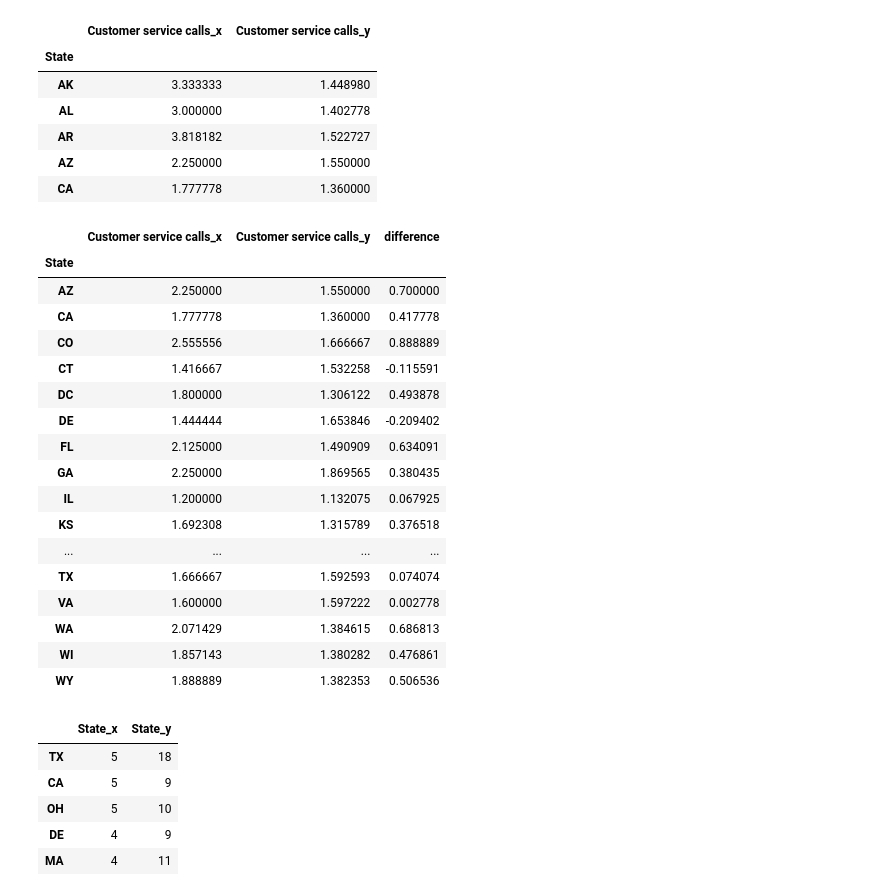
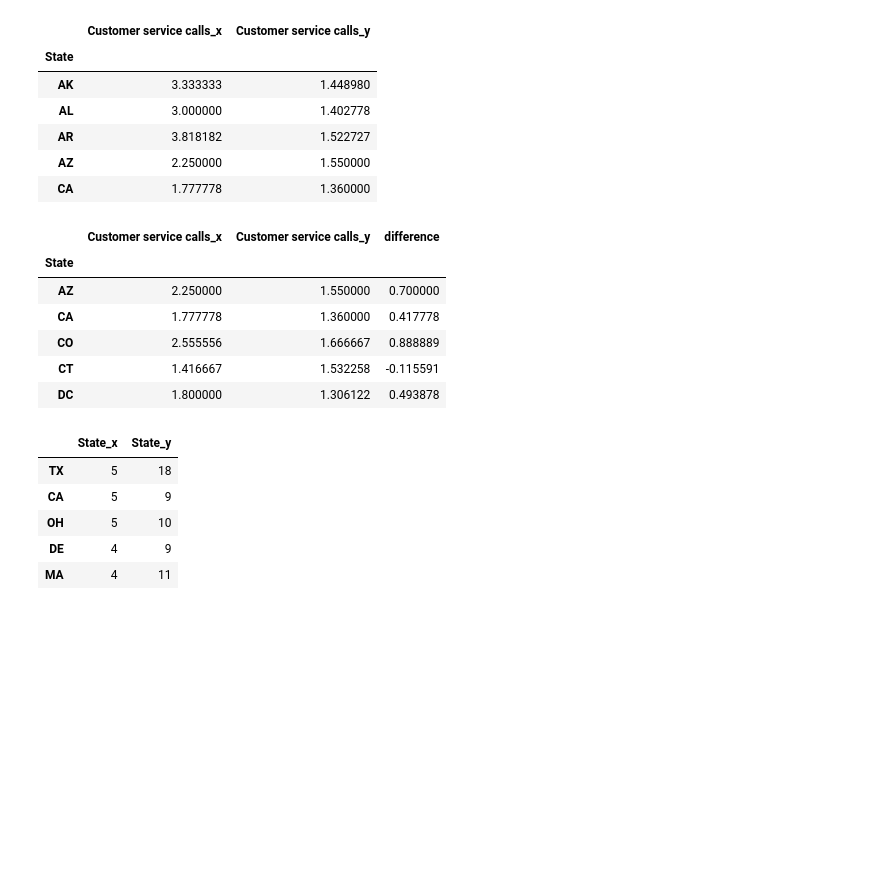
Before and after one commit to Ashvin-Vargez/Telecom-Churn-Analysis-EDA-Project-, a Jupyter notebook: eda_Telecom_Churn_Analysis_Capstone_Project.ipynb, the cells around one changed output. Saved outputs shown, nothing was run; the diff lists cells and outputs as text; code cells hidden in the pictures; blank space fills up the shorter version.

```diff
--- a/eda_Telecom_Churn_Analysis_Capstone_Project.ipynb
+++ b/eda_Telecom_Churn_Analysis_Capstone_Project.ipynb
@@ -381,26 +383,15 @@ mean_calls.head()
 | CA | 1.777778 | 1.360000 |
 # %%
 mean_calls['difference'] = mean_calls['Customer service calls_x']- mean_calls['Customer service calls_y']
-mean_calls[mean_calls['difference']<=1]
+mean_calls[mean_calls['difference']<=1].head()
 # %% [output]
 |  | Customer service calls_x | Customer service calls_y | difference |
 | State |  |  |  |
 | AZ | 2.250000 | 1.550000 | 0.700000 |
 | CA | 1.777778 | 1.360000 | 0.417778 |
 | CO | 2.555556 | 1.666667 | 0.888889 |
 | CT | 1.416667 | 1.532258 | -0.115591 |
 | DC | 1.800000 | 1.306122 | 0.493878 |
-| DE | 1.444444 | 1.653846 | -0.209402 |
-| FL | 2.125000 | 1.490909 | 0.634091 |
-| GA | 2.250000 | 1.869565 | 0.380435 |
-| IL | 1.200000 | 1.132075 | 0.067925 |
-| KS | 1.692308 | 1.315789 | 0.376518 |
-| ... | ... | ... | ... |
-| TX | 1.666667 | 1.592593 | 0.074074 |
-| VA | 1.600000 | 1.597222 | 0.002778 |
-| WA | 2.071429 | 1.384615 | 0.686813 |
-| WI | 1.857143 | 1.380282 | 0.476861 |
-| WY | 1.888889 | 1.382353 | 0.506536 |
 # %%
 # checking customers who have churned without making a customer service call
 df_no_call_churn = df_churn[df_churn['Customer service calls']== 0 ]
```
Also changed, not shown: parts of 14 cells of this notebook.
